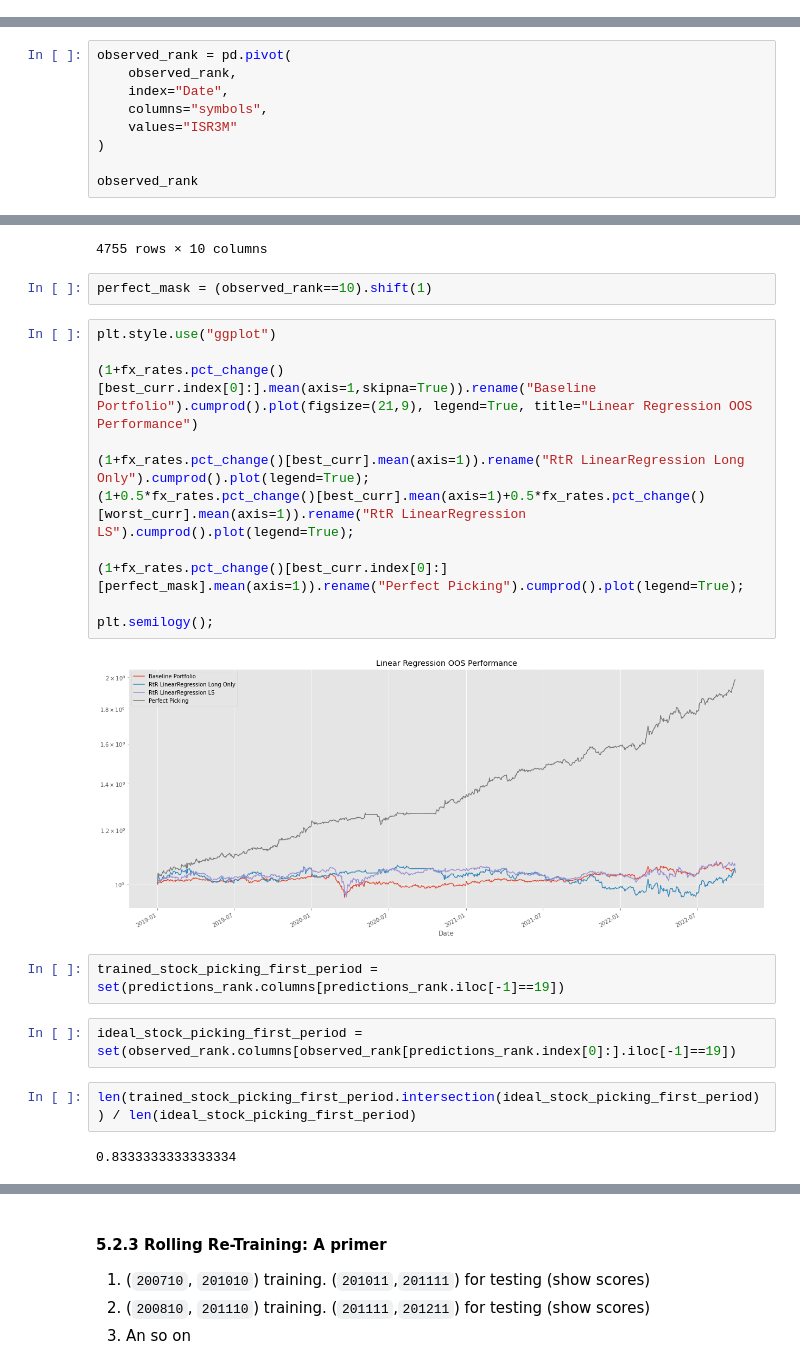
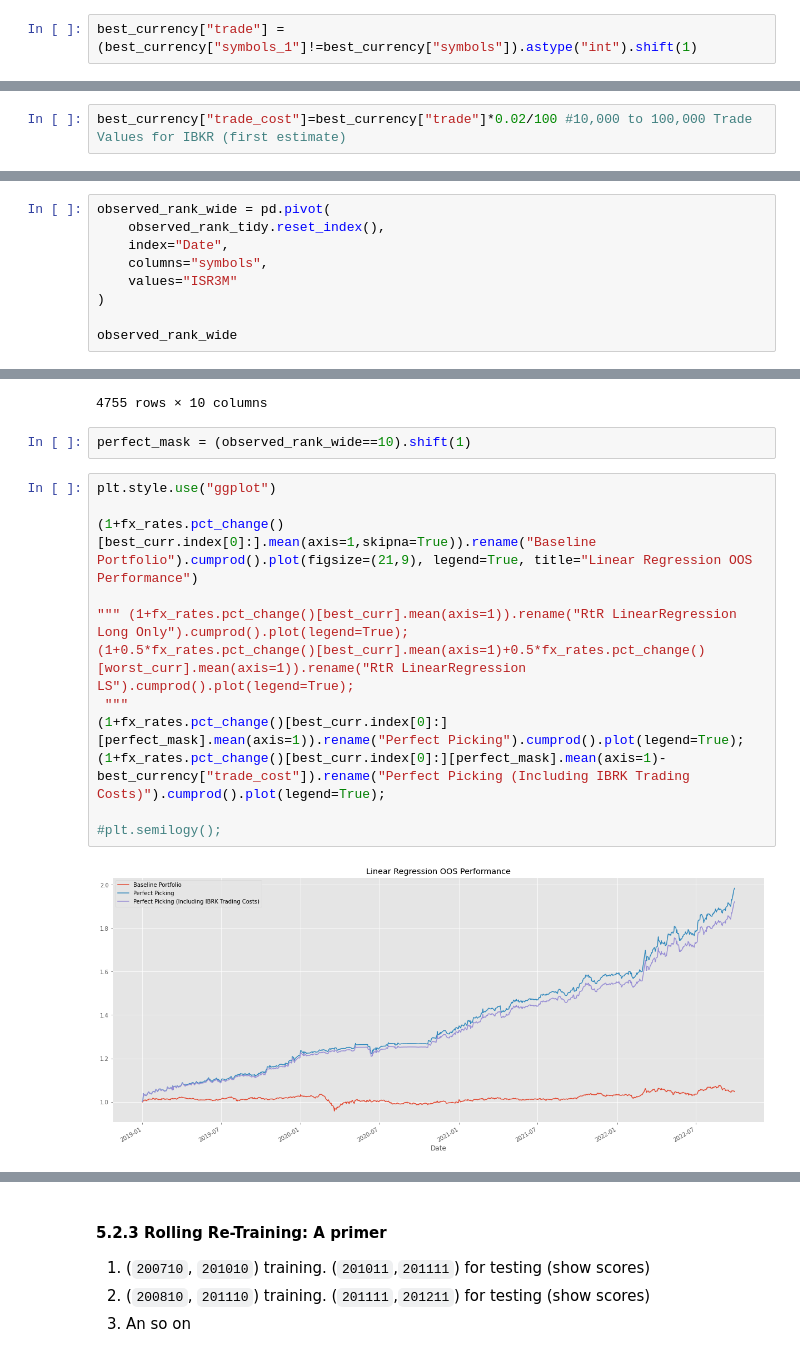
Before and after one commit to falken1983/fx_letor, a Jupyter notebook: regress_then_rank.ipynb, the cells around one changed output, grey strips where cells are left out. Cells and saved outputs as stored; diff of their text form.

Commit message:
Update Regress_Then_Rank (LR and Non-Tuned Naive MLP)

```diff
--- a/regress_then_rank.ipynb
+++ b/regress_then_rank.ipynb
@@ -711,0 +791,2 @@ observed_rank.reset_index(inplace=True)
+# %%
+best_currency["trade"] = (best_currency["symbols_1"]!=best_currency["symbols"]).astype("int").shift(1)
@@ -711,0 +795,2 @@ observed_rank.reset_index(inplace=True)
+# %%
+best_currency["trade_cost"]=best_currency["trade"]*0.02/100 #10,000 to 100,000 Trade Values for IBKR (first estimate)
@@ -712,12 +844,12 @@ observed_rank.reset_index(inplace=True)
 # %%
-observed_rank = pd.pivot(
-    observed_rank,
+observed_rank_wide = pd.pivot(
+    observed_rank_tidy.reset_index(),
     index="Date",
     columns="symbols",
     values="ISR3M"
 )
 
-observed_rank
+observed_rank_wide
 # %% [output]
 | symbols | AUD | CAD | CHF | DKK | GBP | JPY | NOK | NZD | SEK | USD |
 | Date |  |  |  |  |  |  |  |  |  |  |
@@ -734,25 +866,18 @@ observed_rank
 | 2022-09-29 | 7 | 5 | 10 | 8 | 2 | 6 | 1 | 3 | 4 | 9 |
 4755 rows × 10 columns
 # %%
-perfect_mask = (observed_rank==10).shift(1)
+perfect_mask = (observed_rank_wide==10).shift(1)
 # %%
 plt.style.use("ggplot")
 
 (1+fx_rates.pct_change()[best_curr.index[0]:].mean(axis=1,skipna=True)).rename("Baseline Portfolio").cumprod().plot(figsize=(21,9), legend=True, title="Linear Regression OOS Performance")
 
-(1+fx_rates.pct_change()[best_curr].mean(axis=1)).rename("RtR LinearRegression Long Only").cumprod().plot(legend=True);
+""" (1+fx_rates.pct_change()[best_curr].mean(axis=1)).rename("RtR LinearRegression Long Only").cumprod().plot(legend=True);
 (1+0.5*fx_rates.pct_change()[best_curr].mean(axis=1)+0.5*fx_rates.pct_change()[worst_curr].mean(axis=1)).rename("RtR LinearRegression LS").cumprod().plot(legend=True);
+ """
+(1+fx_rates.pct_change()[best_curr.index[0]:][perfect_mask].mean(axis=1)).rename("Perfect Picking").cumprod().plot(legend=True);
+(1+fx_rates.pct_change()[best_curr.index[0]:][perfect_mask].mean(axis=1)-best_currency["trade_cost"]).rename("Perfect Picking (Including IBRK Trading Costs)").cumprod().plot(legend=True);
 
-(1+fx_rates.pct_change()[best_curr.index[0]:][perfect_mask].mean(axis=1)).rename("Perfect Picking").cumprod().plot(legend=True);
-
-plt.semilogy();
+#plt.semilogy();
 # %% [output]
-[figure, old version]
+[figure, new version]
-# %%
-trained_stock_picking_first_period = set(predictions_rank.columns[predictions_rank.iloc[-1]==19])
-# %%
-ideal_stock_picking_first_period = set(observed_rank.columns[observed_rank[predictions_rank.index[0]:].iloc[-1]==19])
-# %%
-len(trained_stock_picking_first_period.intersection(ideal_stock_picking_first_period)) / len(ideal_stock_picking_first_period)
-# %% [output]
-0.8333333333333334
```
Also changed, not shown: parts of 52 cells of this notebook.
